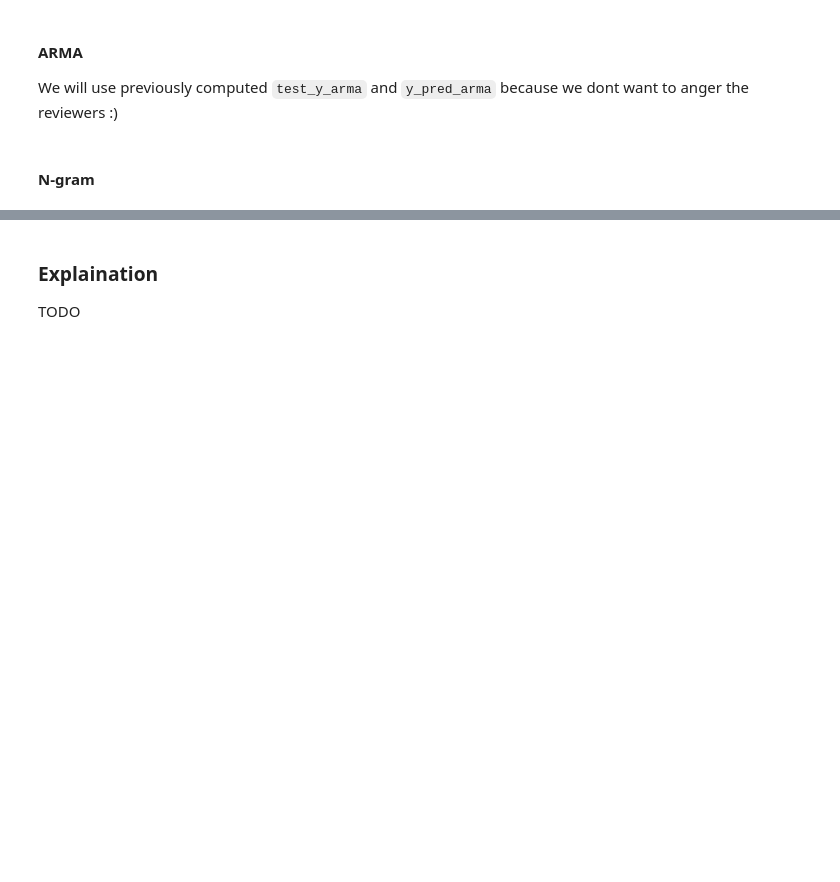
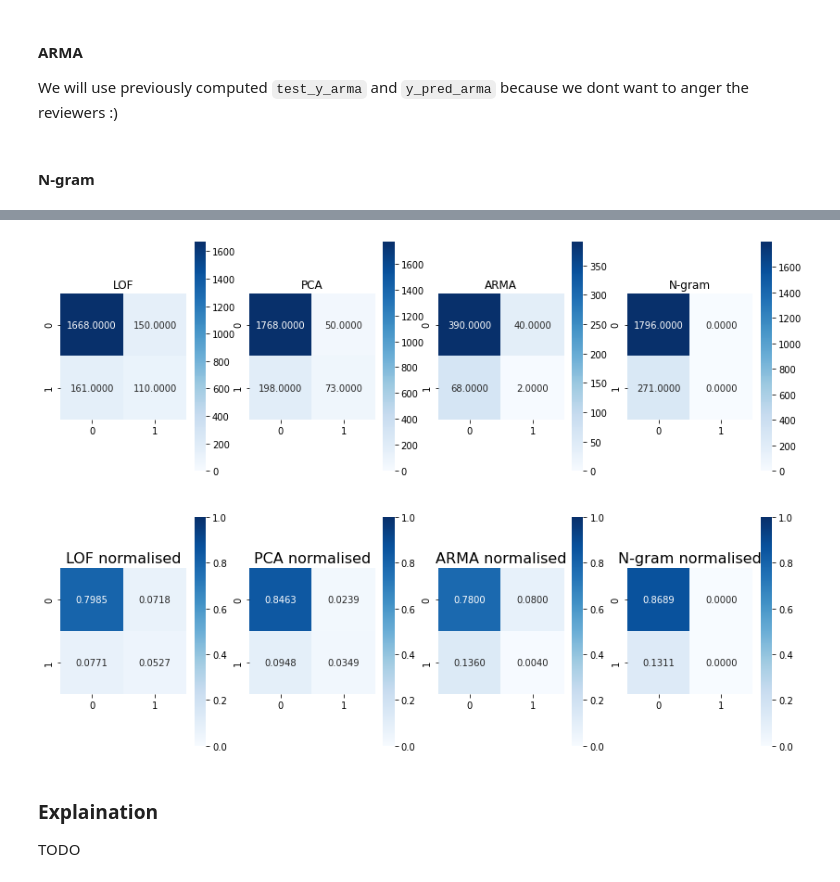
Before and after one commit to sharwinbobde/cyber-data-analytics, a Jupyter notebook: Part-2/Lab2.ipynb, the cells around one changed output, grey strips where cells are left out. Drawn from its saved outputs; the diff is of its cells as text; code cells hidden in the pictures; blank space fills up the shorter version.

```diff
--- a/Part-2/Lab2.ipynb
+++ b/Part-2/Lab2.ipynb
@@ -973,17 +998,19 @@ plt.show()
 # %%
 import seaborn as sns
 fig, axs = plt.subplots(nrows=2, ncols=4)
 fig.set_size_inches(14,10)
 
 i=0
 for key in ['LOF', 'PCA', 'ARMA', 'N-gram']:
     result = results[key]
-    axs[0,i].set_title(key, fontsize=16)
+    axs[0,i].set_title(key, fontsize=12)
     sns.heatmap(result['confusion'], ax=axs[0,i], square=True, annot=True, fmt=".4f",cmap='Blues', vmin=0)
-    axs[1,i].set_title(key + " normalised conf. matrix", fontsize=16)
+    axs[1,i].set_title(key + " normalised", fontsize=16)
     sns.heatmap(result['confusion_norm'], ax=axs[1,i], square=True, annot=True, fmt=".4f",cmap='Blues', vmin=0, vmax=1)
     i += 1
 plt.show()
+# %% [output]
+[figure, added]
 # %% [markdown]
 ### Explaination
 TODO
```
Also changed, not shown: parts of 17 cells of this notebook, 4 other files.
